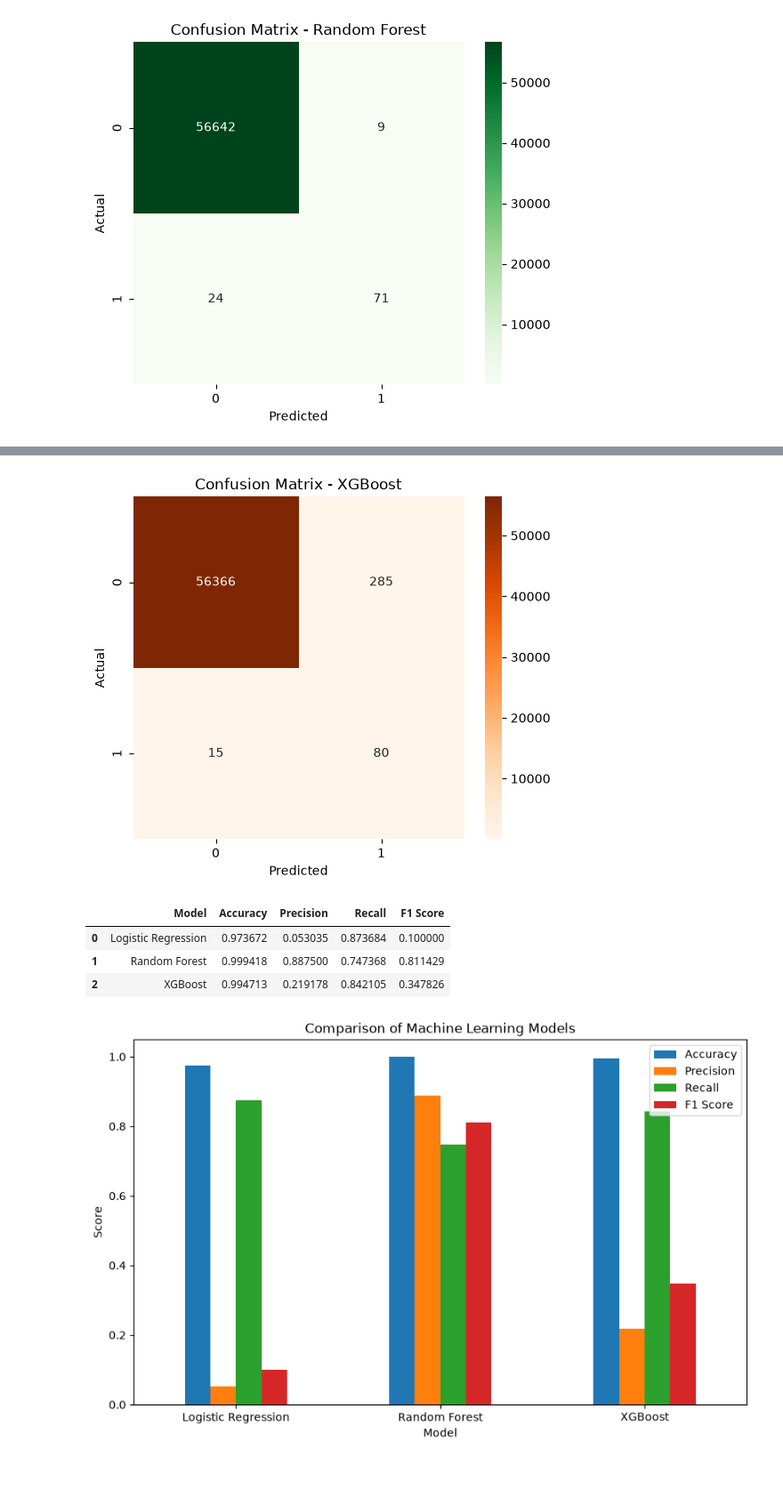
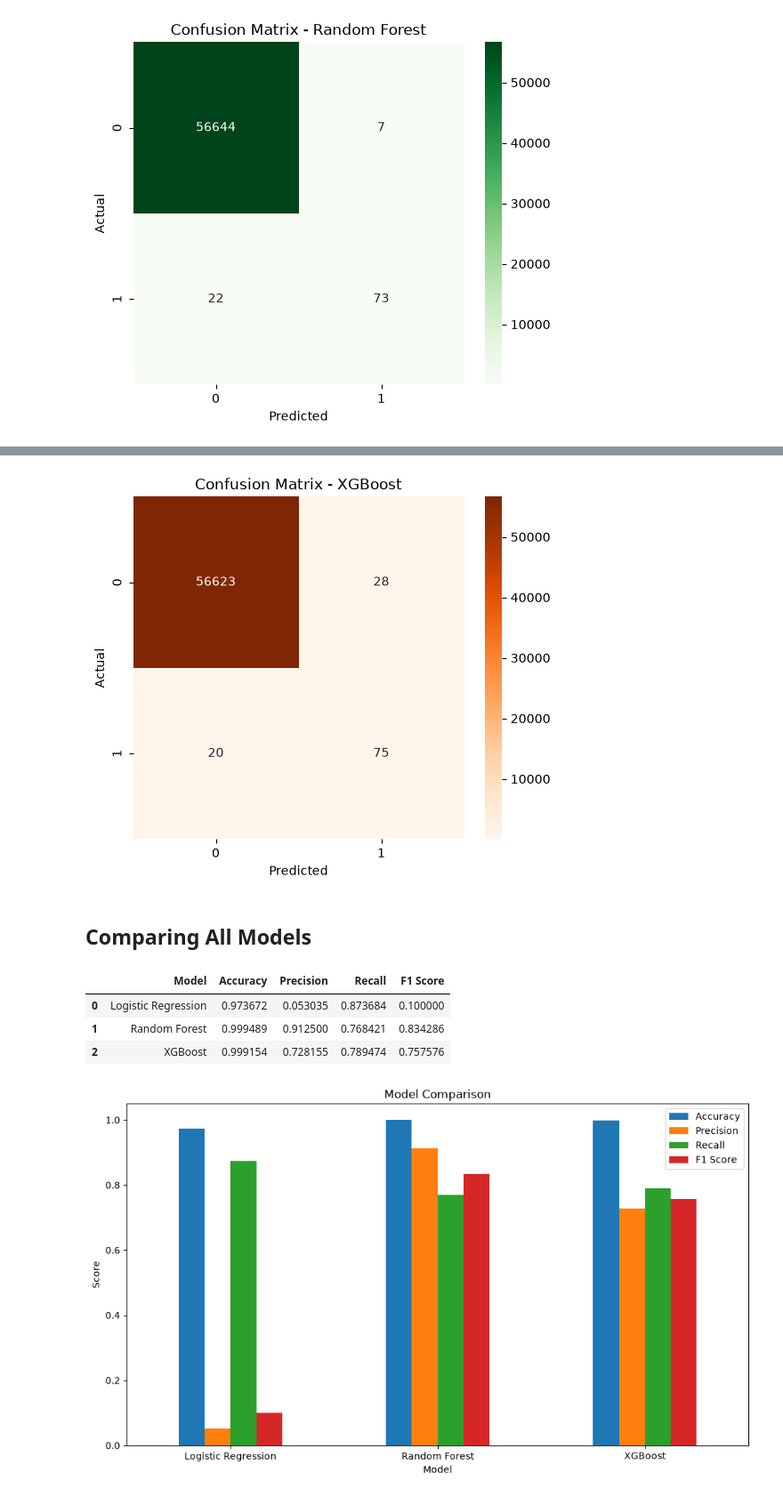
Before and after one commit to akshreyagupta28-source/Credit-Card-Fraud-Detection, a Jupyter notebook: notebook/Credit_Card_Fraud_Detection.ipynb, the cells around one changed output, grey strips where cells are left out. Shown at 89% size. Cells and saved outputs as stored; diff of their text form; code cells hidden in the pictures; blank space fills up the shorter version.

Commit message:
cleaned notebook and fixed image saving

```diff
--- a/notebook/Credit_Card_Fraud_Detection.ipynb
+++ b/notebook/Credit_Card_Fraud_Detection.ipynb
@@ -520,2 +274,0 @@ Logistic Regression Trained Successfully!
-# %%
-y_pred_lr = lr_model.predict(X_test_scaled)
@@ -562,12 +274,0 @@ plt.show()
-# %%
-from sklearn.ensemble import RandomForestClassifier
-
-rf_model = RandomForestClassifier(
-    n_estimators=30,
-    random_state=42,
-    n_jobs=-1
-)
-
-rf_model.fit(X_train_smote, y_train_smote)
-
-print("Random Forest Trained Successfully!")
@@ -611,8 +312,5 @@ from xgboost import XGBClassifier
 # %%
-xgb_model = XGBClassifier(
-    n_estimators=50,
-    learning_rate=0.1,
-    max_depth=6,
-    random_state=42,
-    eval_metric='logloss'
-)
+xgb_model = XGBClassifier(n_estimators=100, random_state=42, eval_metric="logloss")
+xgb_model.fit(X_train_smote, y_train_smote)
+
+print("Training done!")
@@ -649,26 +343,19 @@ weighted avg       1.00      0.99      1.00     56746
 cm = confusion_matrix(y_test, y_pred_xgb)
 
 plt.figure(figsize=(6,5))
-
-sns.heatmap(cm,
-            annot=True,
-            fmt='d',
-            cmap='Oranges')
-
+sns.heatmap(cm, annot=True, fmt='d', cmap='Oranges')
 plt.title("Confusion Matrix - XGBoost")
 plt.xlabel("Predicted")
 plt.ylabel("Actual")
-
+plt.savefig("../image/confusion_matrix_xgb.png", dpi=150, bbox_inches="tight")
 plt.show()
 # %% [output]
-[figure, old version]
+[figure, new version]
+# %% [markdown]
+## Comparing All Models
 # %%
 comparison = pd.DataFrame({
-    "Model": [
-        "Logistic Regression",
-        "Random Forest",
-        "XGBoost"
-    ],
+    "Model": ["Logistic Regression", "Random Forest", "XGBoost"],
     "Accuracy": [
         accuracy_score(y_test, y_pred_lr),
         accuracy_score(y_test, y_pred_rf),
@@ -695,18 +382,15 @@ comparison
 # %% [output]
 |  | Model | Accuracy | Precision | Recall | F1 Score |
 | 0 | Logistic Regression | 0.973672 | 0.053035 | 0.873684 | 0.100000 |
-| 1 | Random Forest | 0.999418 | 0.887500 | 0.747368 | 0.811429 |
-| 2 | XGBoost | 0.994713 | 0.219178 | 0.842105 | 0.347826 |
+| 1 | Random Forest | 0.999489 | 0.912500 | 0.768421 | 0.834286 |
+| 2 | XGBoost | 0.999154 | 0.728155 | 0.789474 | 0.757576 |
 # %%
-comparison.set_index("Model").plot(
-    kind="bar",
-    figsize=(10,6)
-)
-
-plt.title("Comparison of Machine Learning Models")
+comparison.set_index("Model").plot(kind="bar", figsize=(10,6))
+plt.title("Model Comparison")
 plt.ylabel("Score")
 plt.xticks(rotation=0)
-
+plt.tight_layout()
+plt.savefig("../image/model_comparison.png", dpi=150, bbox_inches="tight")
 plt.show()
 # %% [output]
-[figure, old version]
+[figure, new version]
```
Also changed, not shown: parts of 104 cells of this notebook, 14 other files.
